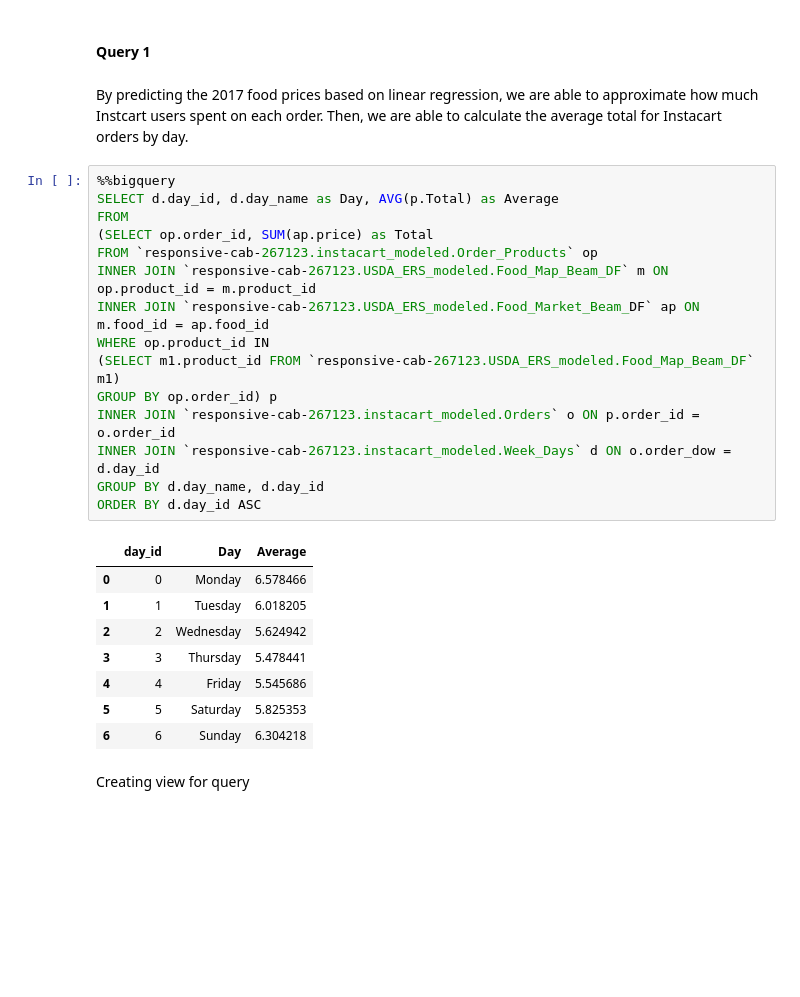
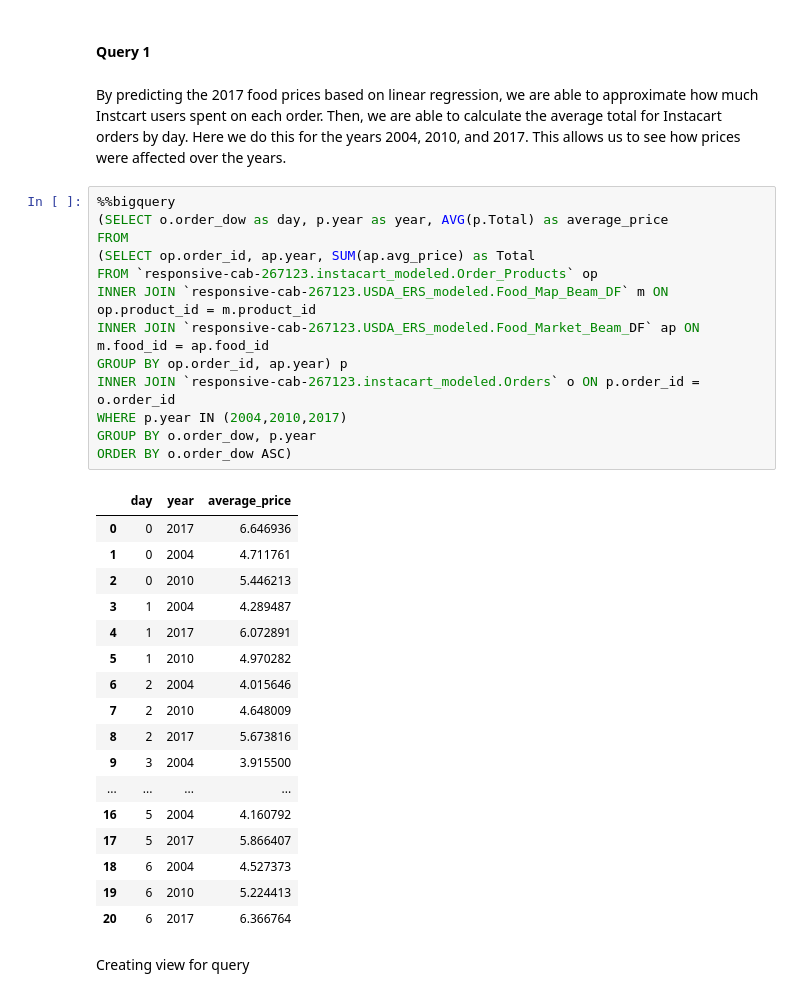
Before and after one commit to anarod1711/Bme-ase, a Jupyter notebook: cross_dataset_analysis.ipynb, the cells around one changed output. Drawn from its saved outputs; the diff is of its cells as text; blank space fills up the shorter version.

```diff
--- a/cross_dataset_analysis.ipynb
+++ b/cross_dataset_analysis.ipynb
@@ -9,30 +9,37 @@ Too many positional args, still have ['will', 'not', 'work', 'if', 'you', 'alrea
 # %% [markdown]
 #### Query 1
 # %% [markdown]
-By predicting the 2017 food prices based on linear regression, we are able to approximate how much Instcart users spent on each order. Then, we are able to calculate the average total for Instacart orders by day.
+By predicting the 2017 food prices based on linear regression, we are able to approximate how much Instcart users spent on each order. Then, we are able to calculate the average total for Instacart orders by day. Here we do this for the years 2004, 2010, and 2017. This allows us to see how prices were affected over the years.
 # %%
 %%bigquery
-SELECT d.day_id, d.day_name as Day, AVG(p.Total) as Average
+(SELECT o.order_dow as day, p.year as year, AVG(p.Total) as average_price
 FROM
-(SELECT op.order_id, SUM(ap.price) as Total
+(SELECT op.order_id, ap.year, SUM(ap.avg_price) as Total
 FROM `responsive-cab-267123.instacart_modeled.Order_Products` op
 INNER JOIN `responsive-cab-267123.USDA_ERS_modeled.Food_Map_Beam_DF` m ON op.product_id = m.product_id
 INNER JOIN `responsive-cab-267123.USDA_ERS_modeled.Food_Market_Beam_DF` ap ON m.food_id = ap.food_id
-WHERE op.product_id IN
-(SELECT m1.product_id FROM `responsive-cab-267123.USDA_ERS_modeled.Food_Map_Beam_DF` m1)
-GROUP BY op.order_id) p
+GROUP BY op.order_id, ap.year) p
 INNER JOIN `responsive-cab-267123.instacart_modeled.Orders` o ON p.order_id = o.order_id
-INNER JOIN `responsive-cab-267123.instacart_modeled.Week_Days` d ON o.order_dow = d.day_id
-GROUP BY d.day_name, d.day_id
-ORDER BY d.day_id ASC
+WHERE p.year IN (2004,2010,2017)
+GROUP BY o.order_dow, p.year
+ORDER BY o.order_dow ASC)
 # %% [output]
-|  | day_id | Day | Average |
-| 0 | 0 | Monday | 6.578466 |
-| 1 | 1 | Tuesday | 6.018205 |
-| 2 | 2 | Wednesday | 5.624942 |
-| 3 | 3 | Thursday | 5.478441 |
-| 4 | 4 | Friday | 5.545686 |
-| 5 | 5 | Saturday | 5.825353 |
-| 6 | 6 | Sunday | 6.304218 |
+|  | day | year | average_price |
+| 0 | 0 | 2017 | 6.646936 |
+| 1 | 0 | 2004 | 4.711761 |
+| 2 | 0 | 2010 | 5.446213 |
+| 3 | 1 | 2004 | 4.289487 |
+| 4 | 1 | 2017 | 6.072891 |
+| 5 | 1 | 2010 | 4.970282 |
+| 6 | 2 | 2004 | 4.015646 |
+| 7 | 2 | 2010 | 4.648009 |
+| 8 | 2 | 2017 | 5.673816 |
+| 9 | 3 | 2004 | 3.915500 |
+| ... | ... | ... | ... |
+| 16 | 5 | 2004 | 4.160792 |
+| 17 | 5 | 2017 | 5.866407 |
+| 18 | 6 | 2004 | 4.527373 |
+| 19 | 6 | 2010 | 5.224413 |
+| 20 | 6 | 2017 | 6.366764 |
 # %% [markdown]
 Creating view for query
```
Also changed, not shown: parts of 19 cells of this notebook, 3 other files.
